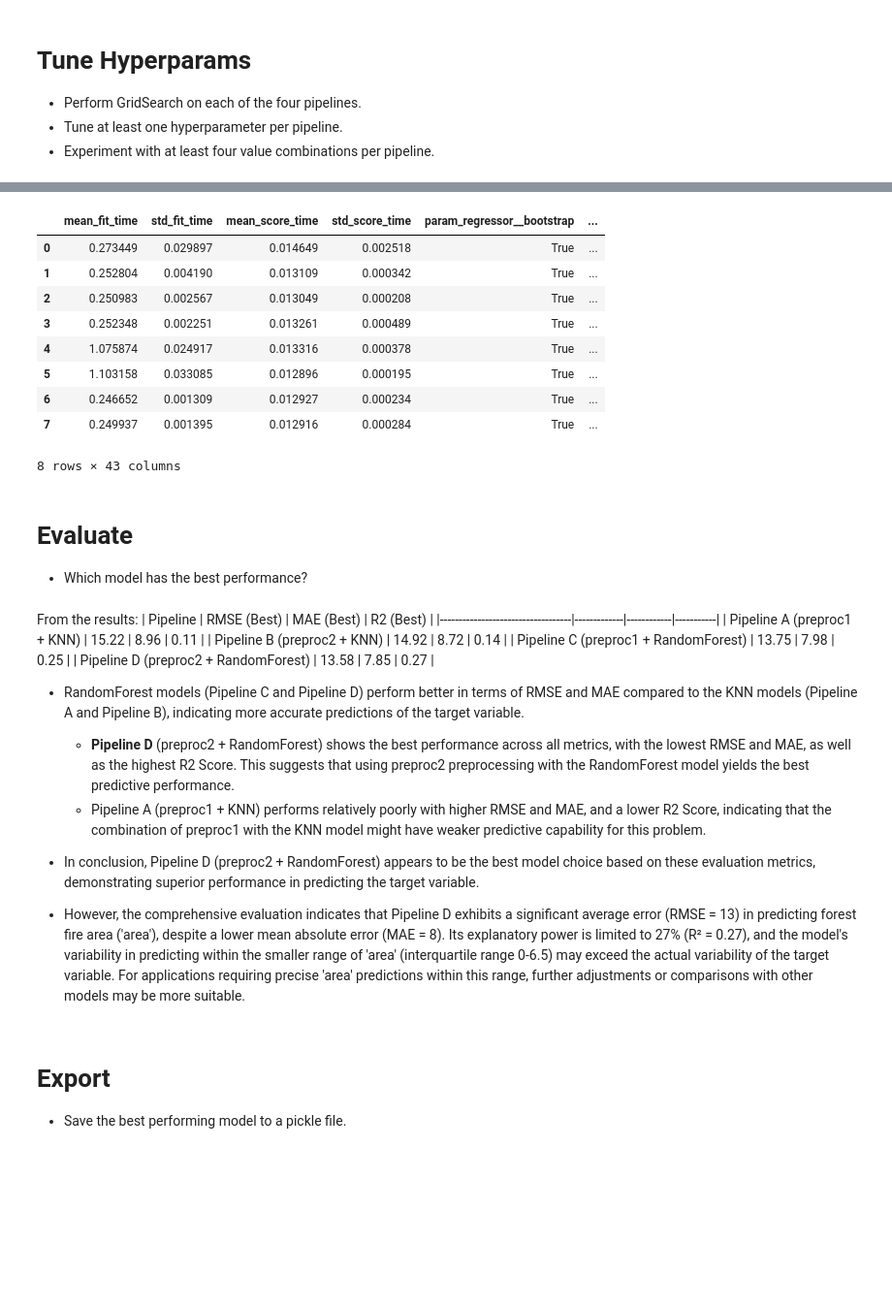
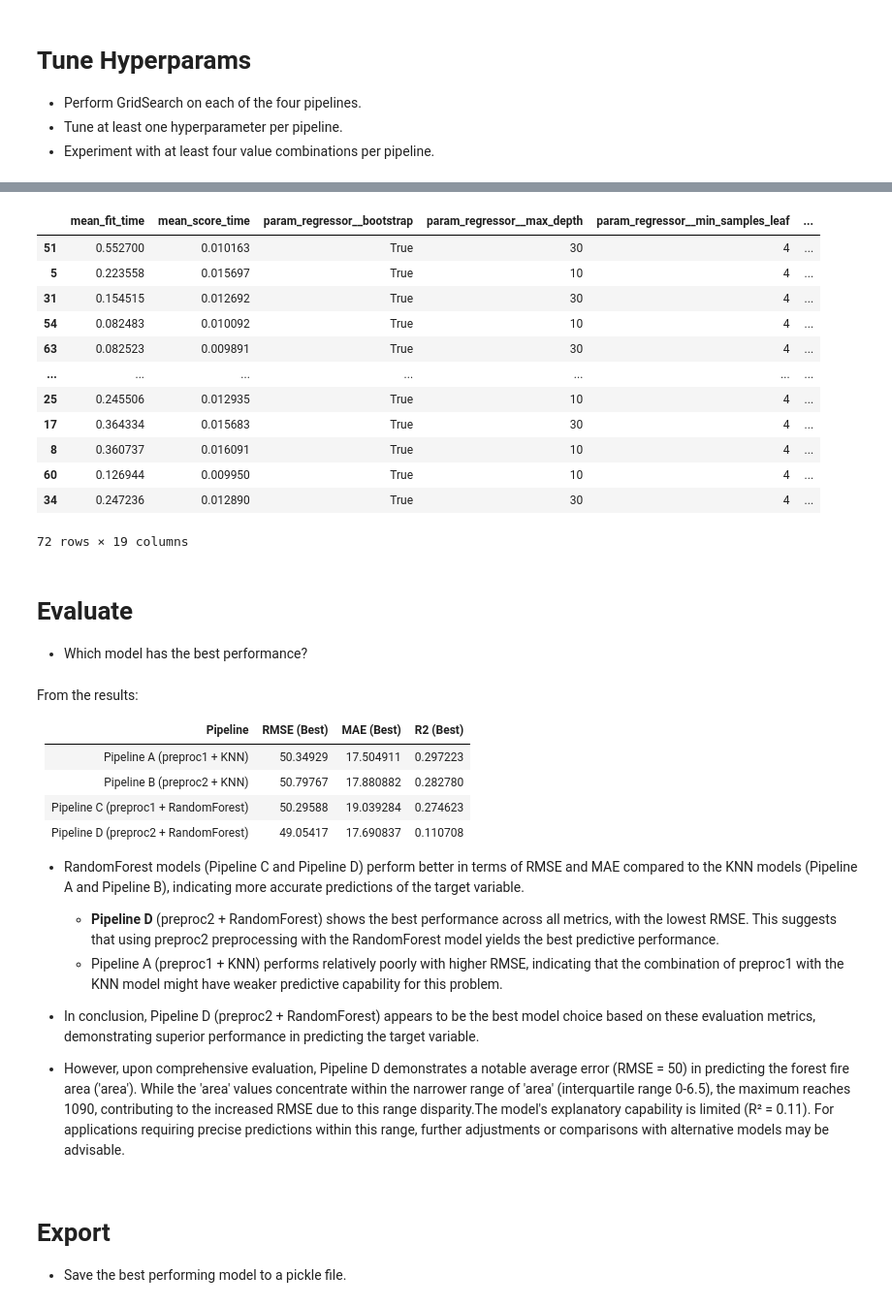
Before and after one commit to renrihui8415/scaling_to_production, a Jupyter notebook: 02_activities/assignments/assignment_3.ipynb, the cells around one changed output, grey strips where cells are left out. Shown: that part at 97% size. Drawn from its saved outputs; the diff is of its cells as text; code cells hidden in the pictures; blank space fills up the shorter version.

```diff
--- a/02_activities/assignments/assignment_3.ipynb
+++ b/02_activities/assignments/assignment_3.ipynb
@@ -211,7 +211,7 @@ Create preproc1 below.
 # preproc2
 from sklearn.preprocessing import MinMaxScaler
 nonlinear_transformer = MinMaxScaler()
-categorical_transformer = OneHotEncoder(handle_unknown='ignore', )
+categorical_transformer = OneHotEncoder(handle_unknown='ignore', drop='first')
 # Create preprocessor with non-linear transformation on numeric variables
 preproc2 = ColumnTransformer(
     transformers=[
@@ -386,7 +396,7 @@ res_A.sort_values('rank_test_neg_mean_squared_error')
 if len(X_train) > 1000:
     start, stop, step = 10, 51, 10  # Start from 10, go up to 50 (inclusive), with a step of 10
 else:
-    start, stop, step = 3, 10, 2 # Start from 3, go up to 9 (inclusive), with a step of 2
+    start, stop, step = 3, 12, 2 # Start from 3, go up to 12 (inclusive), with a step of 2
 # Generate the continuous k_range
 k_range = list(range(start, stop, step))
 # k_range = [3, 5, 7, 9]
@@ -419,6 +429,13 @@ grid_search_B.fit(X_train, y_train)
 # 4. Display the results
 res_B = grid_search_B.cv_results_
 res_B = pd.DataFrame(res_B)
-res_B.columns
-res_B.sort_values('rank_test_neg_mean_squared_error')
+res_B[['mean_fit_time', 'std_fit_time',
+       'param_regressor__n_neighbors', 'param_regressor__weights',
+       'mean_test_neg_mean_squared_error', 'std_test_neg_mean_squared_error',
+       'rank_test_neg_mean_squared_error',
+       'mean_test_neg_mean_absolute_error', 'std_test_neg_mean_absolute_error',
+       'rank_test_neg_mean_absolute_error',
+       'mean_test_explained_variance', 'std_test_explained_variance',
+       'rank_test_explained_variance', 'mean_test_r2',
+       'std_test_r2',]].sort_values('rank_test_neg_mean_squared_error')
 # %% [output]
@@ -485,72 +512,85 @@ res_C.sort_values('rank_test_neg_mean_squared_error')
 # 1. Define the parameter grid for GridSearch D (adjust params)
 # Adjust the params according to results from the previous cell
 param_grid_D = {
-    'regressor__n_estimators': [100],  # Number of trees in the forest
+    'regressor__n_estimators': [50, 100, 150],  # Number of trees in the forest
     'regressor__max_depth': [10, 30],  # Maximum depth of the trees
     'regressor__min_samples_split': [10],  # Minimum samples required to split an internal node
     'regressor__min_samples_leaf': [4],  # Minimum number of samples required to be at a leaf node
     'regressor__bootstrap': [True],  # Whether bootstrap samples are used when building trees
     'regressor__criterion': ['friedman_mse', 'poisson', 'absolute_error', 'squared_error'],
     'regressor__max_features': ['sqrt', 'log2',  None],
 }
 # 'None': Considers all features, i.e., max_features = n_features.
 # 'sqrt': Considers sqrt(n_features) features, i.e., max_features = sqrt(n_features).
 # 'log2': Considers log2(n_features) features, i.e., max_features = log2(n_features).
 
 # 2. Define the scoring metrics for regression
 scoring = [
     'neg_mean_squared_error',
     'neg_mean_absolute_error',
     'explained_variance',
     'r2'
 ]
 
 # 4. Perform GridSearchCV for pipeline D
 grid_search_D = GridSearchCV(
     pipeline_D,
     param_grid_D,
     cv=5,
     scoring=scoring,
     refit='neg_mean_squared_error'  # Refit based on neg_mean_squared_error for best model selection
 )
 grid_search_D.fit(X_train, y_train)
 
 # 5. Display the results
 res_D = pd.DataFrame(grid_search_D.cv_results_)
-res_D.sort_values('rank_test_neg_mean_squared_error')
-res_D
+res_D[['mean_fit_time', 'mean_score_time',
+       'param_regressor__bootstrap', 'param_regressor__max_depth',
+       'param_regressor__min_samples_leaf',
+       'param_regressor__min_samples_split', 'param_regressor__n_estimators',
+       'mean_test_neg_mean_squared_error', 'std_test_neg_mean_squared_error',
+       'rank_test_neg_mean_squared_error',
+       'mean_test_neg_mean_absolute_error', 'std_test_neg_mean_absolute_error',
+       'rank_test_neg_mean_absolute_error',
+       'mean_test_explained_variance', 'std_test_explained_variance',
+       'rank_test_explained_variance', 'mean_test_r2',
+       'std_test_r2', 'rank_test_r2']].sort_values('rank_test_neg_mean_squared_error')
 # %% [output]
-|  | mean_fit_time | std_fit_time | mean_score_time | std_score_time | param_regressor__bootstrap | ... |
-| 0 | 0.273449 | 0.029897 | 0.014649 | 0.002518 | True | ... |
-| 1 | 0.252804 | 0.004190 | 0.013109 | 0.000342 | True | ... |
-| 2 | 0.250983 | 0.002567 | 0.013049 | 0.000208 | True | ... |
-| 3 | 0.252348 | 0.002251 | 0.013261 | 0.000489 | True | ... |
-| 4 | 1.075874 | 0.024917 | 0.013316 | 0.000378 | True | ... |
-| 5 | 1.103158 | 0.033085 | 0.012896 | 0.000195 | True | ... |
-| 6 | 0.246652 | 0.001309 | 0.012927 | 0.000234 | True | ... |
-| 7 | 0.249937 | 0.001395 | 0.012916 | 0.000284 | True | ... |
+|  | mean_fit_time | mean_score_time | param_regressor__bootstrap | param_regressor__max_depth | param_regressor__min_samples_leaf | ... |
+| 51 | 0.552700 | 0.010163 | True | 30 | 4 | ... |
+| 5 | 0.223558 | 0.015697 | True | 10 | 4 | ... |
+| 31 | 0.154515 | 0.012692 | True | 30 | 4 | ... |
+| 54 | 0.082483 | 0.010092 | True | 10 | 4 | ... |
+| 63 | 0.082523 | 0.009891 | True | 30 | 4 | ... |
+| ... | ... | ... | ... | ... | ... | ... |
+| 25 | 0.245506 | 0.012935 | True | 10 | 4 | ... |
+| 17 | 0.364334 | 0.015683 | True | 30 | 4 | ... |
+| 8 | 0.360737 | 0.016091 | True | 10 | 4 | ... |
+| 60 | 0.126944 | 0.009950 | True | 10 | 4 | ... |
+| 34 | 0.247236 | 0.012890 | True | 30 | 4 | ... |
-8 rows × 43 columns
+72 rows × 19 columns
 # %% [markdown]
 # Evaluate
 
 + Which model has the best performance?
 # %% [markdown]
 From the results:
-| Pipeline                          | RMSE (Best) | MAE (Best) | R2 (Best) |
-|-----------------------------------|-------------|------------|-----------|
-| Pipeline A (preproc1 + KNN)       | 15.22       | 8.96       | 0.11      |
-| Pipeline B (preproc2 + KNN)       | 14.92       | 8.72       | 0.14      |
-| Pipeline C (preproc1 + RandomForest) | 13.75    | 7.98       | 0.25      |
-| Pipeline D (preproc2 + RandomForest) | 13.58    | 7.85       | 0.27      |
+
+| Pipeline                          | RMSE (Best) | MAE (Best)  | R2 (Best) |
+|-----------------------------------|-------------|-------------|-----------|
+| Pipeline A (preproc1 + KNN)       | 50.34929    | 17.504911   | 0.297223 |
+| Pipeline B (preproc2 + KNN)       | 50.79767    | 17.880882   | 0.282780 |
+| Pipeline C (preproc1 + RandomForest) | 50.29588    | 19.039284   | 0.274623 |
+| Pipeline D (preproc2 + RandomForest) | 49.05417    | 17.690837   | 0.110708 |
 
 - RandomForest models (Pipeline C and Pipeline D) perform better in terms of RMSE and MAE compared to the KNN models (Pipeline A and Pipeline B), indicating more accurate predictions of the target variable.
 
-   - **Pipeline D** (preproc2 + RandomForest) shows the best performance across all metrics, with the lowest RMSE and MAE, as well as the highest R2 Score. This suggests that using preproc2 preprocessing with the RandomForest model yields the best predictive performance.
-   - Pipeline A (preproc1 + KNN) performs relatively poorly with higher RMSE and MAE, and a lower R2 Score, indicating that the combination of preproc1 with the KNN model might have weaker predictive capability for this problem.
+   - **Pipeline D** (preproc2 + RandomForest) shows the best performance across all metrics, with the lowest RMSE. This suggests that using preproc2 preprocessing with the RandomForest model yields the best predictive performance.
+   - Pipeline A (preproc1 + KNN) performs relatively poorly with higher RMSE, indicating that the combination of preproc1 with the KNN model might have weaker predictive capability for this problem.
 
 - In conclusion, Pipeline D (preproc2 + RandomForest) appears to be the best model choice based on these evaluation metrics, demonstrating superior performance in predicting the target variable.
 
-- However, the comprehensive evaluation indicates that Pipeline D exhibits a significant average error (RMSE = 13) in predicting forest fire area ('area'), despite a lower mean absolute error (MAE = 8). Its explanatory power is limited to 27% (R² = 0.27), and the model's variability in predicting within the smaller range of 'area' (interquartile range 0-6.5) may exceed the actual variability of the target variable. For applications requiring precise 'area' predictions within this range, further adjustments or comparisons with other models may be more suitable.
+- However, upon comprehensive evaluation, Pipeline D demonstrates a notable average error (RMSE = 50) in predicting the forest fire area ('area'). While the 'area' values concentrate within the narrower range of 'area' (interquartile range 0-6.5), the maximum reaches 1090, contributing to the increased RMSE due to this range disparity.The model's explanatory capability is limited (R² = 0.11). For applications requiring precise predictions within this range, further adjustments or comparisons with alternative models may be advisable.
 # %% [markdown]
 # Export
 
```
Also changed, not shown: parts of 11 cells of this notebook.
